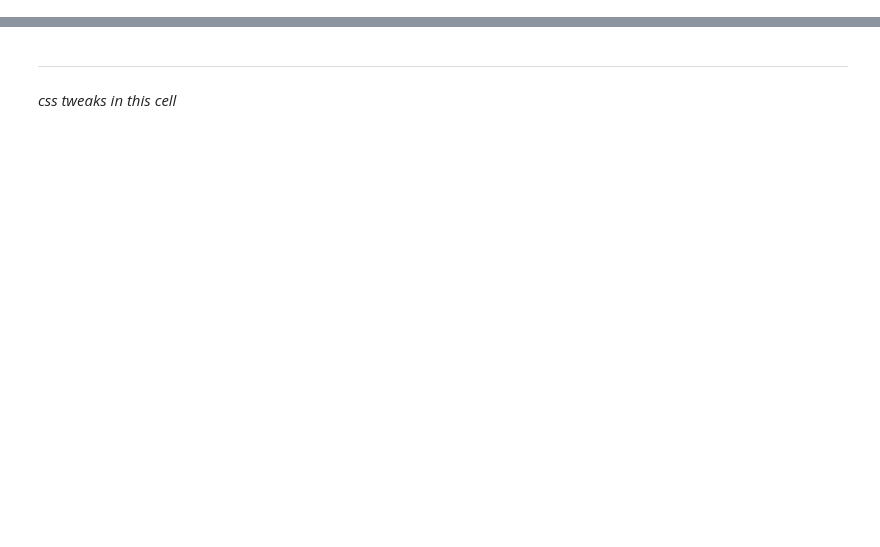
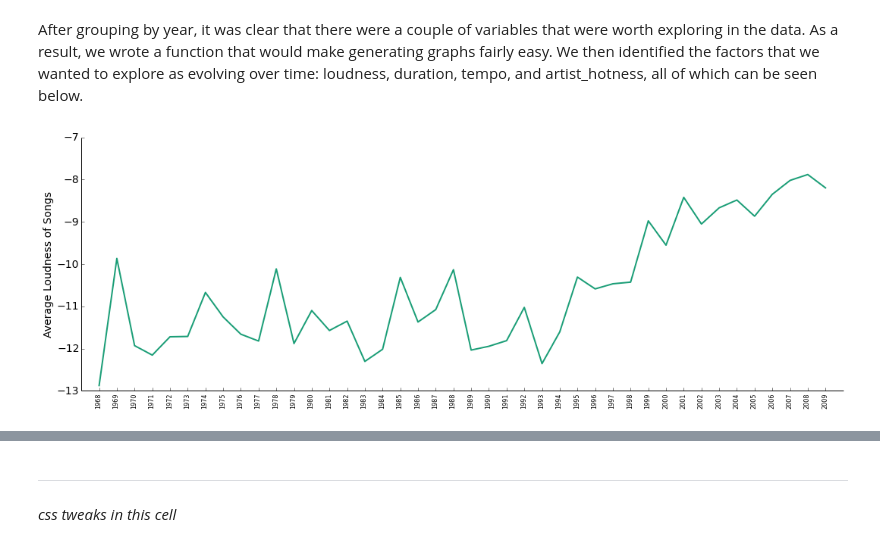
Before and after one commit to AnastasiyaB/Music_Magic, a Jupyter notebook: Process_Book.ipynb, the cells around one changed output, grey strips where cells are left out. Saved outputs shown, nothing was run; the diff lists cells and outputs as text; code cells hidden in the pictures; blank space fills up the shorter version.

Commit message:
final notebook and all csvs (except ratings)

```diff
--- a/Process_Book.ipynb
+++ b/Process_Book.ipynb
@@ -1073,0 +476,15 @@ plt.show()
+# %%
+# make sure to read in the full dataframe before we narrow down to artists
+final_df = pd.read_csv("final_data.csv")
+
+print "Full dataframe has " + str(len(final_df)) + " rows (unique tracks)"
+
+final_df["index"] = final_df.index
+artist_df = final_df.drop_duplicates(cols='index')
+del final_df["index"]
+
+print "Artist dataframe has " + str(len(artist_df)) + " rows (unique artists)"
+
+artist_df = artist_df[np.isfinite(artist_df['Artist_Avg_Rating'])]
+
+print "Artist dataframe has " + str(len(artist_df)) + " rows (unique artist) after removing artists without ratings"
@@ -1073,0 +619,3 @@ plt.show()
+# %%
+year_data = final_df.groupby("Year").mean() ## we probably will not need to groupby anymore
+year_data.tail(5)
@@ -1073,0 +630,19 @@ plt.show()
+# %%
+# function that will help with plotting graphs for data exploration
+
+def plotlineg(data, title=""):
+    plt.figure(figsize = (18,6))
+    plt.plot(np.arange(len(data)-27) * 100, data[26:-1])
+    xlocs = np.arange(len(data)-27) * 100
+    xticks_locs, xticks_labels = plt.xticks(xlocs, year_data.index[26:-1])
+    plt.setp(xticks_labels, rotation=90, fontsize=8)
+    plt.xlim(min(xlocs) - 100, max(xlocs) + 100)
+    plt.ylabel(title)
+    remove_border()
+    plt.show()
+# %% [markdown]
+After grouping by year, it was clear that there were a couple of variables that were worth exploring in the data. As a result, we wrote a function that would make generating graphs fairly easy. We then identified the factors that we wanted to explore as evolving over time: loudness, duration, tempo, and artist_hotness, all of which can be seen below.
+# %%
+plotlineg(year_data['Loudness'], "Average Loudness of Songs")
+# %% [output]
+[figure, added]
```
Also changed, not shown: parts of 184 cells of this notebook, 2 other files.
